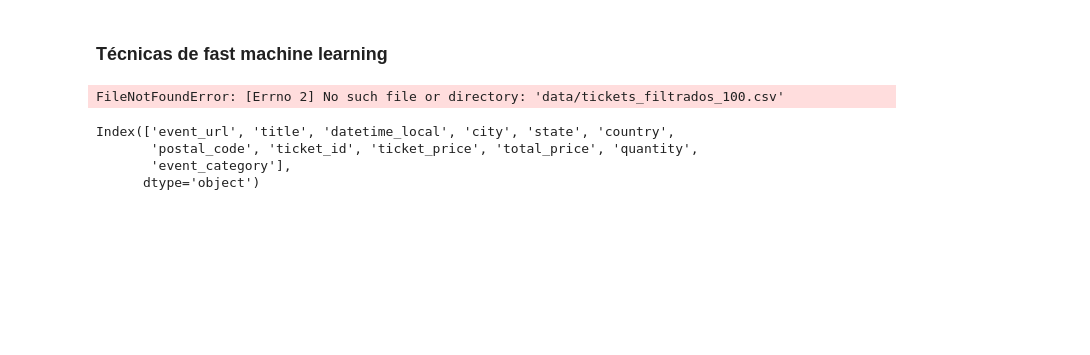
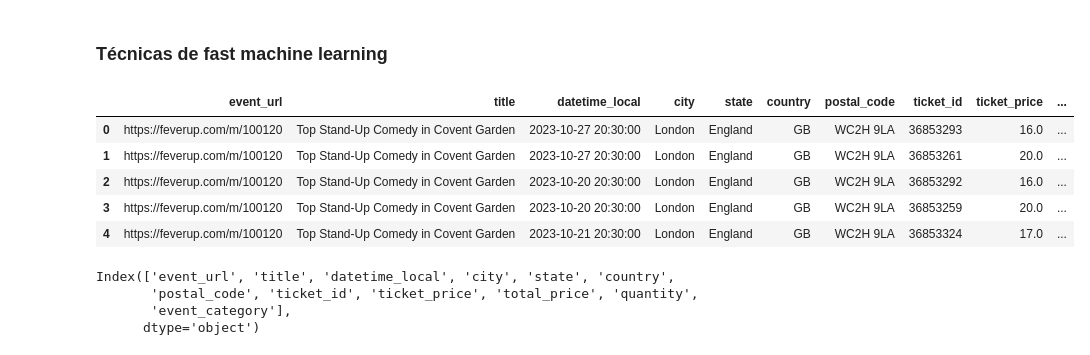
Before and after one commit to martahinojosa1/Feverup_events_and_prices, a Jupyter notebook: notebooks/4-FastML.ipynb, the cells around one changed output. Drawn from its saved outputs; the diff is of its cells as text; code cells hidden in the pictures; blank space fills up the shorter version.

```diff
--- a/notebooks/4-FastML.ipynb
+++ b/notebooks/4-FastML.ipynb
@@ -4,11 +4,17 @@
 import pandas as pd
 # %%
 # !pip install pycaret
-# %%
-tickets = pd.read_csv("Feverup_events_and_prices/data/tickets_filtrados_100.csv")
-tickets.head()
-# %% [output]
-FileNotFoundError: [Errno 2] No such file or directory: 'data/tickets_filtrados_100.csv'
+# %%
+link_data = "https://docs.google.com/spreadsheets/d/1pXso6bAa5iLzRZeb0HtRHmJmXtPvt_jug6lxVOx9Alc/export?format=csv"
+tickets = pd.read_csv(link_data)
+tickets.head()
+# %% [output]
+|  | event_url | title | datetime_local | city | state | country | postal_code | ticket_id | ticket_price | ... |
+| 0 | https://feverup.com/m/100120 | Top Stand-Up Comedy in Covent Garden | 2023-10-27 20:30:00 | London | England | GB | WC2H 9LA | 36853293 | 16.0 | ... |
+| 1 | https://feverup.com/m/100120 | Top Stand-Up Comedy in Covent Garden | 2023-10-27 20:30:00 | London | England | GB | WC2H 9LA | 36853261 | 20.0 | ... |
+| 2 | https://feverup.com/m/100120 | Top Stand-Up Comedy in Covent Garden | 2023-10-20 20:30:00 | London | England | GB | WC2H 9LA | 36853292 | 16.0 | ... |
+| 3 | https://feverup.com/m/100120 | Top Stand-Up Comedy in Covent Garden | 2023-10-20 20:30:00 | London | England | GB | WC2H 9LA | 36853259 | 20.0 | ... |
+| 4 | https://feverup.com/m/100120 | Top Stand-Up Comedy in Covent Garden | 2023-10-21 20:30:00 | London | England | GB | WC2H 9LA | 36853324 | 17.0 | ... |
 # %%
 tickets.columns
 # %% [output]
```
Also changed, not shown: parts of 8 cells of this notebook, 1 other file.
